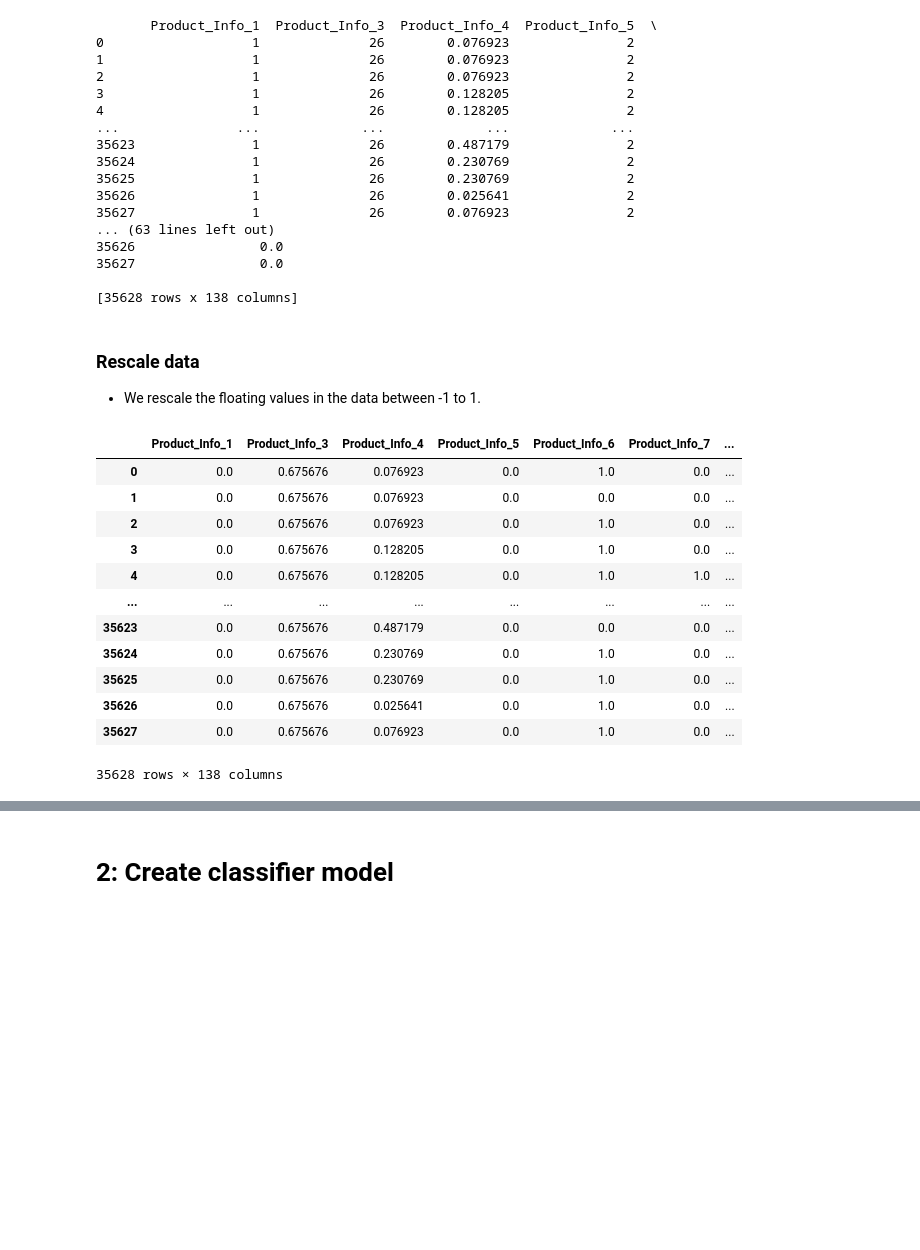
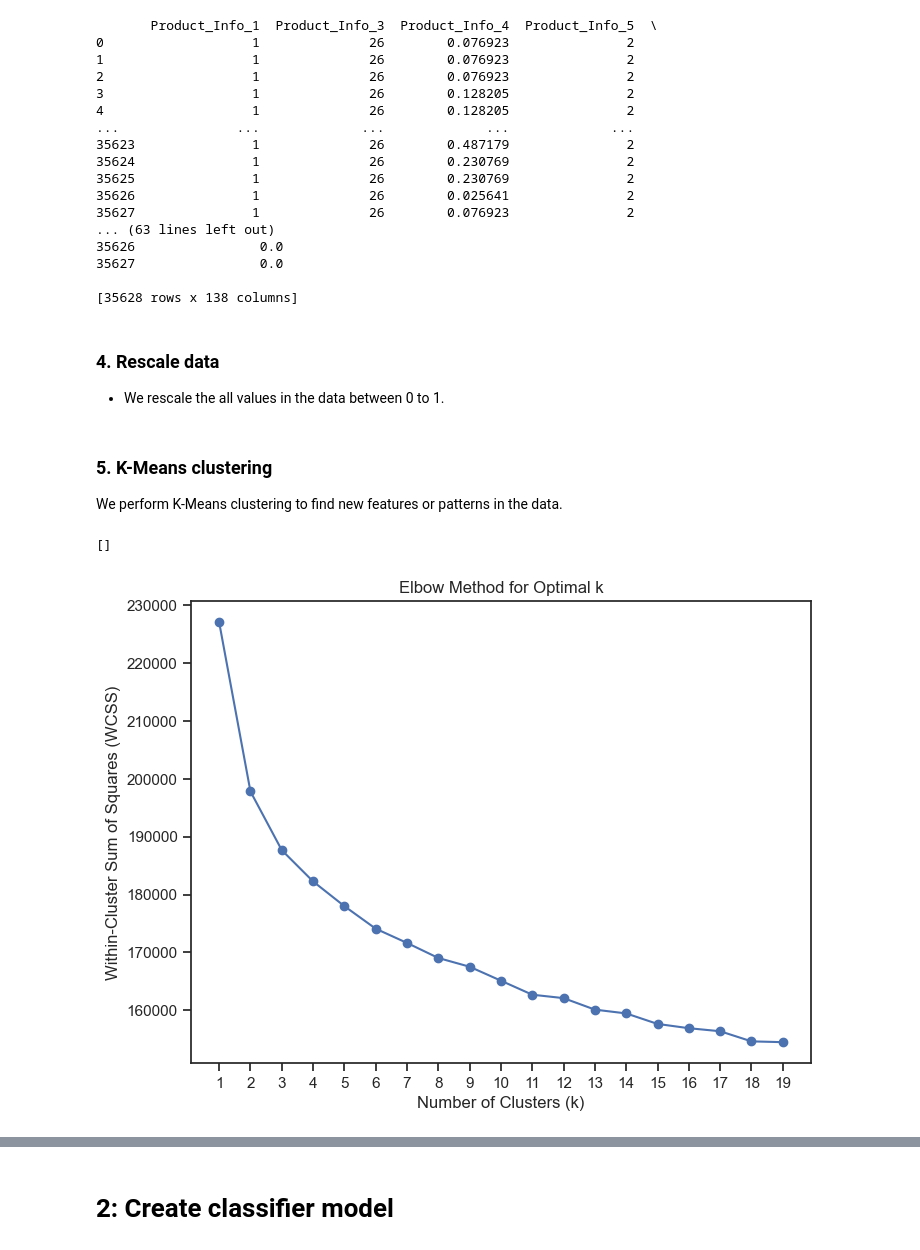
Before and after one commit to scaling-physics/prudential_life_insurance_data_analysis, a Jupyter notebook: life_insurance_risk_assesment.ipynb, the cells around one changed output, grey strips where cells are left out. Cells and saved outputs as stored; diff of their text form; code cells hidden in the pictures; blank space fills up the shorter version.

```diff
--- a/life_insurance_risk_assesment.ipynb
+++ b/life_insurance_risk_assesment.ipynb
@@ -12,6 +12,8 @@ test_data = pd.read_csv('test.csv')
 
 train_data = train_data.set_index('Id')
 test_data = test_data.set_index('Id')
+
+train_data['Response'] = train_data['Response']-1
 # %%
 # Visualize the top elements of features
 train_data.head()
@@ -73,8 +112,7 @@ plt.show()
 X = train_data.drop(['Response'], axis=1)
 
 # Assign the target variable to its own dataframe.
-y = train_data.Response
-
+y = train_data['Response']
 # Perform a train-test split to obtain the training, validation and test data as separate dataframes.
 from sklearn.model_selection import train_test_split
 
@@ -119,9 +186,9 @@ X_valid_copy = X_valid.copy()
 X_test_copy = X_test.copy()
 
 # Fill the null elements with median values
-X_train_copy[cols_to_fill].fillna(X_train_copy[cols_to_fill].median(), inplace=True)
-X_valid_copy[cols_to_fill].fillna(X_valid_copy[cols_to_fill].median(), inplace=True)
-X_test_copy[cols_to_fill].fillna(X_test_copy[cols_to_fill].median(), inplace=True)
+X_train_copy.fillna(X_train[cols_to_fill].median(), inplace=True)
+X_valid_copy.fillna(X_valid[cols_to_fill].median(), inplace=True)
+X_test_copy.fillna(X_test[cols_to_fill].median(), inplace=True)
 
 
 X_train_copy
@@ -192,8 +263,8 @@ print(X_train_enc)
 
 [35628 rows x 138 columns]
 # %% [markdown]
-### Rescale data
-- We rescale the floating values in the data between -1 to 1.
+### 4. Rescale data
+- We rescale the all values in the data between 0 to 1.
 # %%
 # Rescale variables
 from sklearn.preprocessing import MinMaxScaler  #rescale data
@@ -212,18 +283,43 @@ X_valid_scale = pd.DataFrame(scaler.transform(X_valid_enc),
 X_test_scale = pd.DataFrame(scaler.transform(X_test_enc),
                              index=X_test_enc.index,
                              columns=X_test_enc.columns)
-X_train_scale
-# %% [output]
-|  | Product_Info_1 | Product_Info_3 | Product_Info_4 | Product_Info_5 | Product_Info_6 | Product_Info_7 | ... |
-| 0 | 0.0 | 0.675676 | 0.076923 | 0.0 | 1.0 | 0.0 | ... |
-| 1 | 0.0 | 0.675676 | 0.076923 | 0.0 | 0.0 | 0.0 | ... |
-| 2 | 0.0 | 0.675676 | 0.076923 | 0.0 | 1.0 | 0.0 | ... |
-| 3 | 0.0 | 0.675676 | 0.128205 | 0.0 | 1.0 | 0.0 | ... |
-| 4 | 0.0 | 0.675676 | 0.128205 | 0.0 | 1.0 | 1.0 | ... |
-| ... | ... | ... | ... | ... | ... | ... | ... |
-| 35623 | 0.0 | 0.675676 | 0.487179 | 0.0 | 0.0 | 0.0 | ... |
-| 35624 | 0.0 | 0.675676 | 0.230769 | 0.0 | 1.0 | 0.0 | ... |
-| 35625 | 0.0 | 0.675676 | 0.230769 | 0.0 | 1.0 | 0.0 | ... |
-| 35626 | 0.0 | 0.675676 | 0.025641 | 0.0 | 1.0 | 0.0 | ... |
-| 35627 | 0.0 | 0.675676 | 0.076923 | 0.0 | 1.0 | 0.0 | ... |
-35628 rows × 138 columns
+# %% [markdown]
+### 5. K-Means clustering
+
+We perform K-Means clustering to find new features or patterns in the data.
+# %%
+# Create copies of the scaled datasets, prior to performing K-Means clustering.
+copy_X_train_scale = X_train_scale.copy()
+copy_X_valid_scale = X_valid_scale.copy()
+copy_X_test_scale = X_test_scale.copy()
+
+if copy_X_train_scale.isna().any().any():
+    print("There are NaN values in the DataFrame.")
+
+nan_columns = copy_X_train_scale.columns[copy_X_train_scale.isna().any()].tolist()
+print(nan_columns)
+# %% [output]
+[]
+# %%
+from sklearn.cluster import KMeans
+# Determine the optimal number of clusters.
+# Method: Cluster the dataset into k clusters, then calculate the inertia/sum of squared distances.
+# Repeat this by looping through k=1 to k=30.
+wcss = []
+Sum_of_squared_distances = []
+K = range(1,20)
+for k in K:
+    km = KMeans(n_clusters=k, n_init=10)
+    km = km.fit(copy_X_train_scale)
+    wcss.append(km.inertia_)
+
+# Plot the WCSS values against the number of clusters (k)
+plt.figure(figsize=(8, 6))
+plt.plot(K, wcss, marker='o', linestyle='-')
+plt.title('Elbow Method for Optimal k')
+plt.xlabel('Number of Clusters (k)')
+plt.ylabel('Within-Cluster Sum of Squares (WCSS)')
+plt.xticks(K)
+plt.show()
+# %% [output]
+[figure, added]
```
Also changed, not shown: parts of 22 cells of this notebook.
